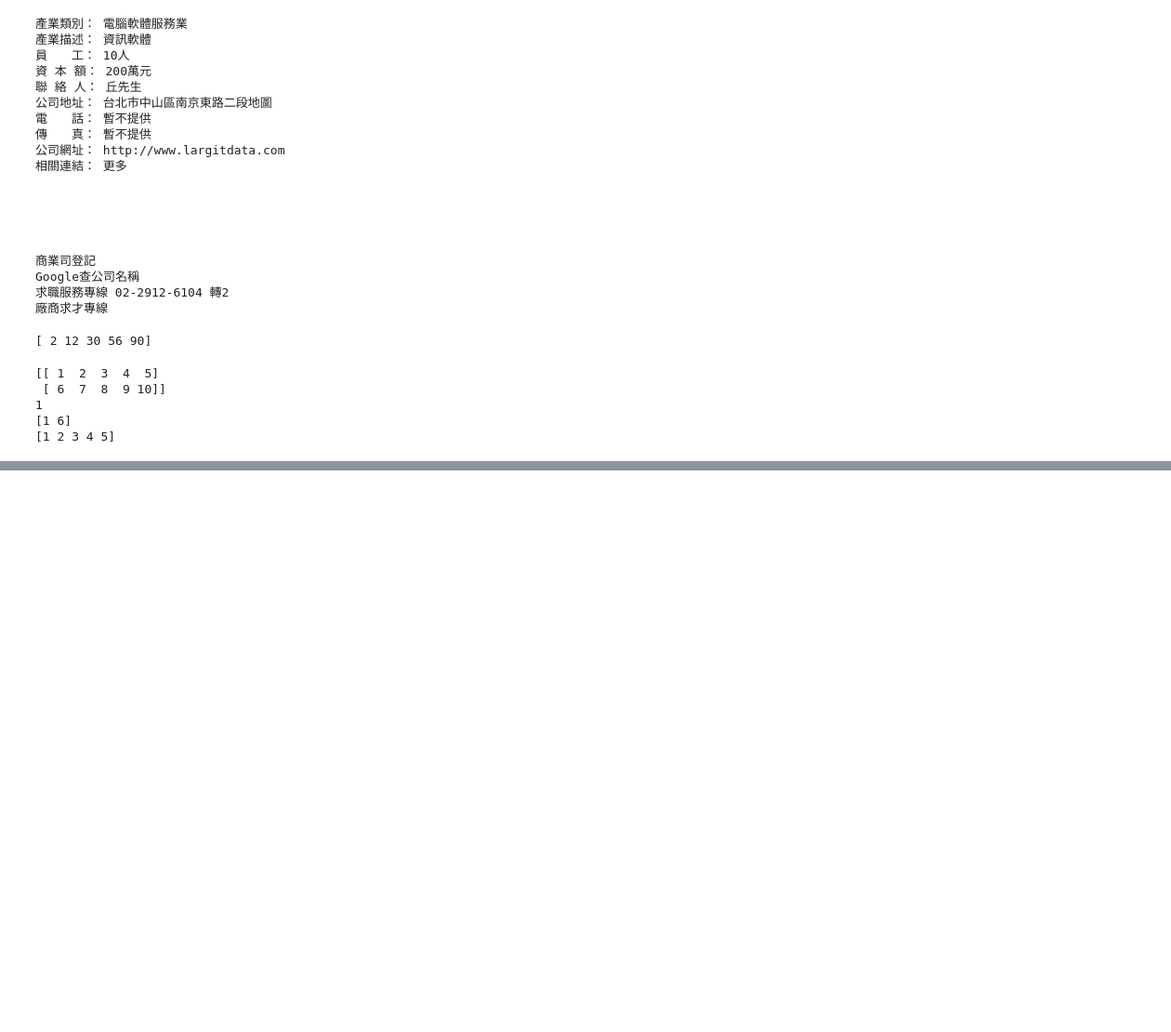
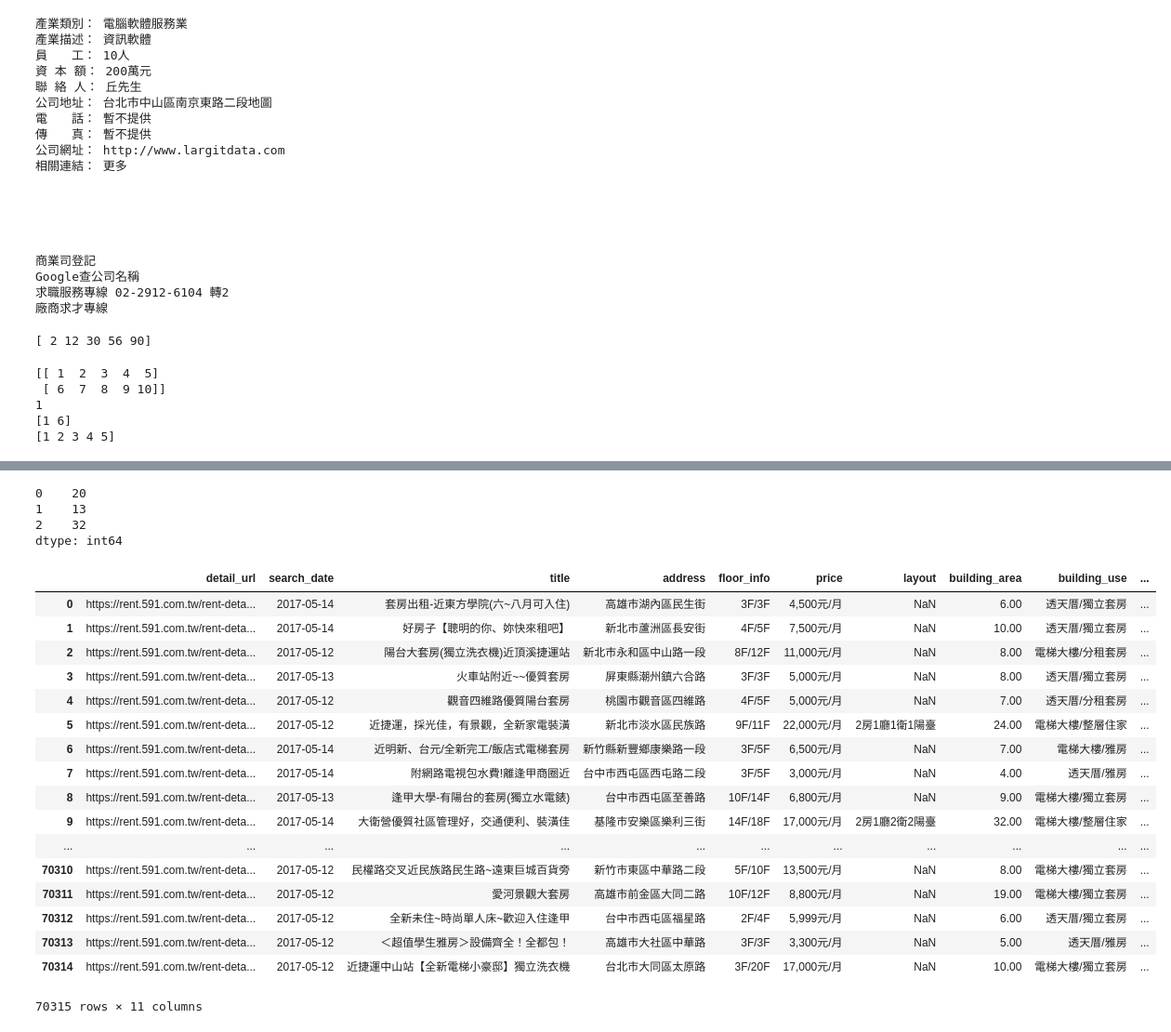
Before and after one commit to hank1377/Pytest, a Jupyter notebook: Demo20170819_student.ipynb, the cells around one changed output, grey strips where cells are left out. Shown at 93% size. Cells and saved outputs as stored; diff of their text form; code cells hidden in the pictures; blank space fills up the shorter version.

```diff
--- a/Demo20170819_student.ipynb
+++ b/Demo20170819_student.ipynb
@@ -109,0 +390,4 @@ Name: age, dtype: int64
+# %%
+import pandas
+df = pandas.read_csv('rent_591_sample.csv',index_col=0,encoding='utf-8')
+df.head(3)
@@ -109,0 +488,3 @@ Name: age, dtype: int64
+# %%
+df['squre_feet'] = df['building_area']/0.3025 #新增欄位
+df.head(5)
@@ -109,0 +530,35 @@ Name: age, dtype: int64
+# %%
+df2 = pandas.DataFrame(\
+[\
+ [60,70,50],\
+ [80,79,68],\
+ [63,66,82]   \
+])
+
+df2.apply(lambda e: e.max()-e.min(),axis=0)
+# %% [output]
+0    20
+1    13
+2    32
+dtype: int64
+# %%
+df
+# %% [output]
+|  | detail_url | search_date | title | address | floor_info | price | layout | building_area | building_use | ... |
+| 0 | https://rent.591.com.tw/rent-deta... | 2017-05-14 | 套房出租-近東方學院(六~八月可入住) | 高雄市湖內區民生街 | 3F/3F | 4,500元/月 | NaN | 6.00 | 透天厝/獨立套房 | ... |
+| 1 | https://rent.591.com.tw/rent-deta... | 2017-05-14 | 好房子【聰明的你、妳快來租吧】 | 新北市蘆洲區長安街 | 4F/5F | 7,500元/月 | NaN | 10.00 | 透天厝/獨立套房 | ... |
+| 2 | https://rent.591.com.tw/rent-deta... | 2017-05-12 | 陽台大套房(獨立洗衣機)近頂溪捷運站 | 新北市永和區中山路一段 | 8F/12F | 11,000元/月 | NaN | 8.00 | 電梯大樓/分租套房 | ... |
+| 3 | https://rent.591.com.tw/rent-deta... | 2017-05-13 | 火車站附近~~優質套房 | 屏東縣潮州鎮六合路 | 3F/3F | 5,000元/月 | NaN | 8.00 | 透天厝/獨立套房 | ... |
+| 4 | https://rent.591.com.tw/rent-deta... | 2017-05-12 | 觀音四維路優質陽台套房 | 桃園市觀音區四維路 | 4F/5F | 5,000元/月 | NaN | 7.00 | 透天厝/分租套房 | ... |
+| 5 | https://rent.591.com.tw/rent-deta... | 2017-05-12 | 近捷運，採光佳，有景觀，全新家電裝潢 | 新北市淡水區民族路 | 9F/11F | 22,000元/月 | 2房1廳1衛1陽臺 | 24.00 | 電梯大樓/整層住家 | ... |
+| 6 | https://rent.591.com.tw/rent-deta... | 2017-05-14 | 近明新、台元/全新完工/飯店式電梯套房 | 新竹縣新豐鄉康樂路一段 | 3F/5F | 6,500元/月 | NaN | 7.00 | 電梯大樓/雅房 | ... |
+| 7 | https://rent.591.com.tw/rent-deta... | 2017-05-14 | 附網路電視包水費!離逢甲商圈近 | 台中市西屯區西屯路二段 | 3F/5F | 3,000元/月 | NaN | 4.00 | 透天厝/雅房 | ... |
+| 8 | https://rent.591.com.tw/rent-deta... | 2017-05-13 | 逢甲大學-有陽台的套房(獨立水電錶) | 台中市西屯區至善路 | 10F/14F | 6,800元/月 | NaN | 9.00 | 電梯大樓/獨立套房 | ... |
+| 9 | https://rent.591.com.tw/rent-deta... | 2017-05-14 | 大衛營優質社區管理好，交通便利、裝潢佳 | 基隆市安樂區樂利三街 | 14F/18F | 17,000元/月 | 2房1廳2衛2陽臺 | 32.00 | 電梯大樓/整層住家 | ... |
+| ... | ... | ... | ... | ... | ... | ... | ... | ... | ... | ... |
+| 70310 | https://rent.591.com.tw/rent-deta... | 2017-05-12 | 民權路交叉近民族路民生路~遠東巨城百貨旁 | 新竹市東區中華路二段 | 5F/10F | 13,500元/月 | NaN | 8.00 | 電梯大樓/獨立套房 | ... |
+| 70311 | https://rent.591.com.tw/rent-deta... | 2017-05-12 | 愛河景觀大套房 | 高雄市前金區大同二路 | 10F/12F | 8,800元/月 | NaN | 19.00 | 電梯大樓/獨立套房 | ... |
+| 70312 | https://rent.591.com.tw/rent-deta... | 2017-05-12 | 全新未住~時尚單人床~歡迎入住逢甲 | 台中市西屯區福星路 | 2F/4F | 5,999元/月 | NaN | 6.00 | 透天厝/獨立套房 | ... |
+| 70313 | https://rent.591.com.tw/rent-deta... | 2017-05-12 | ＜超值學生雅房＞設備齊全！全都包！ | 高雄市大社區中華路 | 3F/3F | 3,300元/月 | NaN | 5.00 | 透天厝/雅房 | ... |
+| 70314 | https://rent.591.com.tw/rent-deta... | 2017-05-12 | 近捷運中山站【全新電梯小豪邸】獨立洗衣機 | 台北市大同區太原路 | 3F/20F | 17,000元/月 | NaN | 10.00 | 電梯大樓/獨立套房 | ... |
+70315 rows × 11 columns
```
Also changed, not shown: parts of 85 cells of this notebook, 15 other files.
